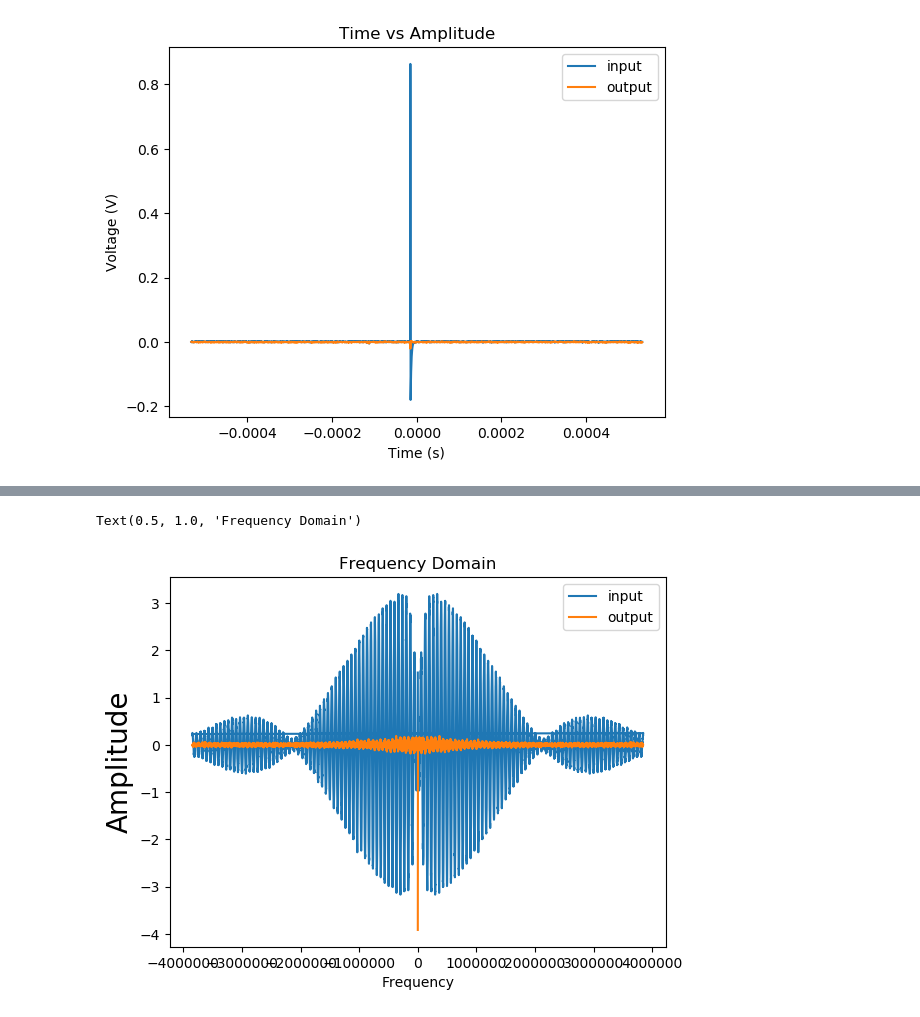
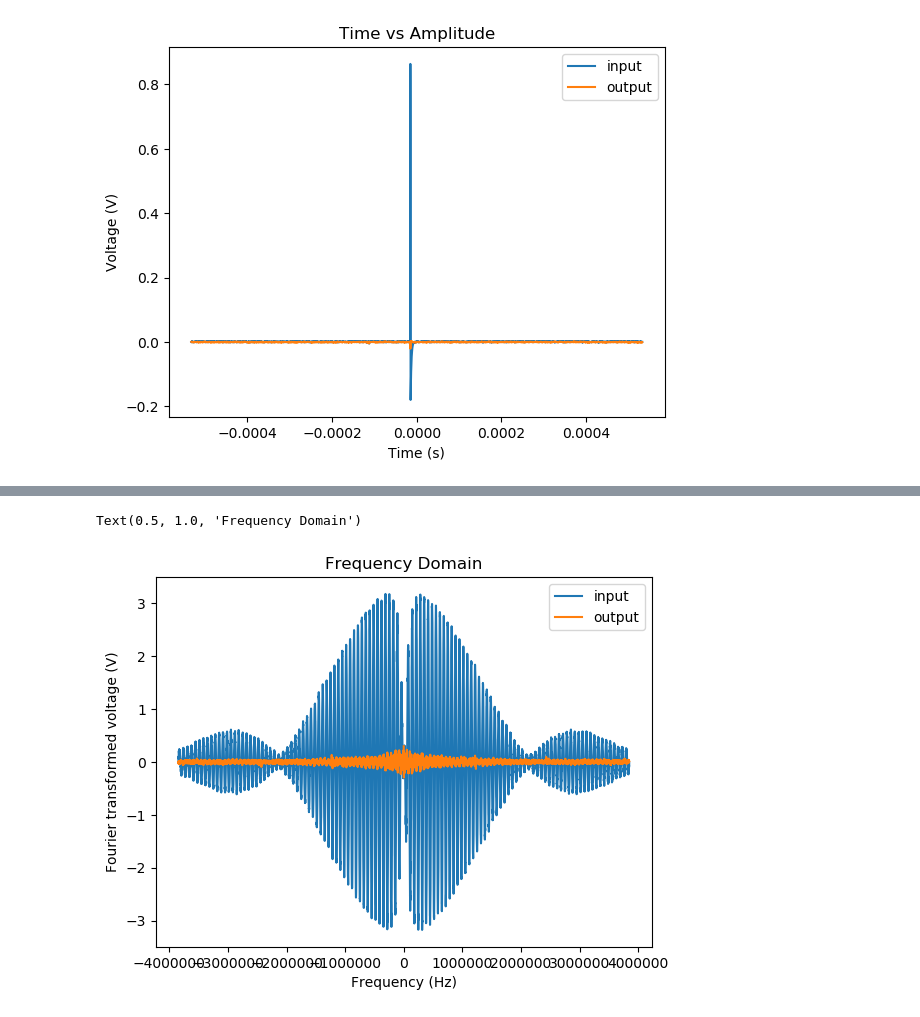
Before and after one commit to WSU-Physics/phys330, a Jupyter notebook: chifji/Lab 4.ipynb, the cells around one changed output, grey strips where cells are left out. Drawn from its saved outputs; the diff is of its cells as text; code cells hidden in the pictures.

```diff
--- a/chifji/Lab 4.ipynb
+++ b/chifji/Lab 4.ipynb
@@ -43,11 +70,13 @@ Input_imag = np.imag(np.fft.fft(np.fft.fftshift(Channel_1)))
 # %%
+#plot the imaginary part of fourier transformed data
+
 plt.figure()
-plt.plot(xdata,Input_real, label = 'input')
-plt.plot(xdata,Output_real, label = 'output' )
+plt.plot(xdata,Input_imag, label = 'input')
+plt.plot(xdata,Output_imag, label = 'output' )
 plt.legend()
-plt.ylabel('Amplitude', fontsize = 20)
-plt.xlabel('Frequency')
+plt.ylabel('Fourier transformed voltage (V)')
+plt.xlabel('Frequency (Hz)')
 plt.title("Frequency Domain")
 # %% [output]
 Text(0.5, 1.0, 'Frequency Domain')
-[figure, old version]
+[figure, new version]
```
Also changed, not shown: parts of 11 cells of this notebook.
